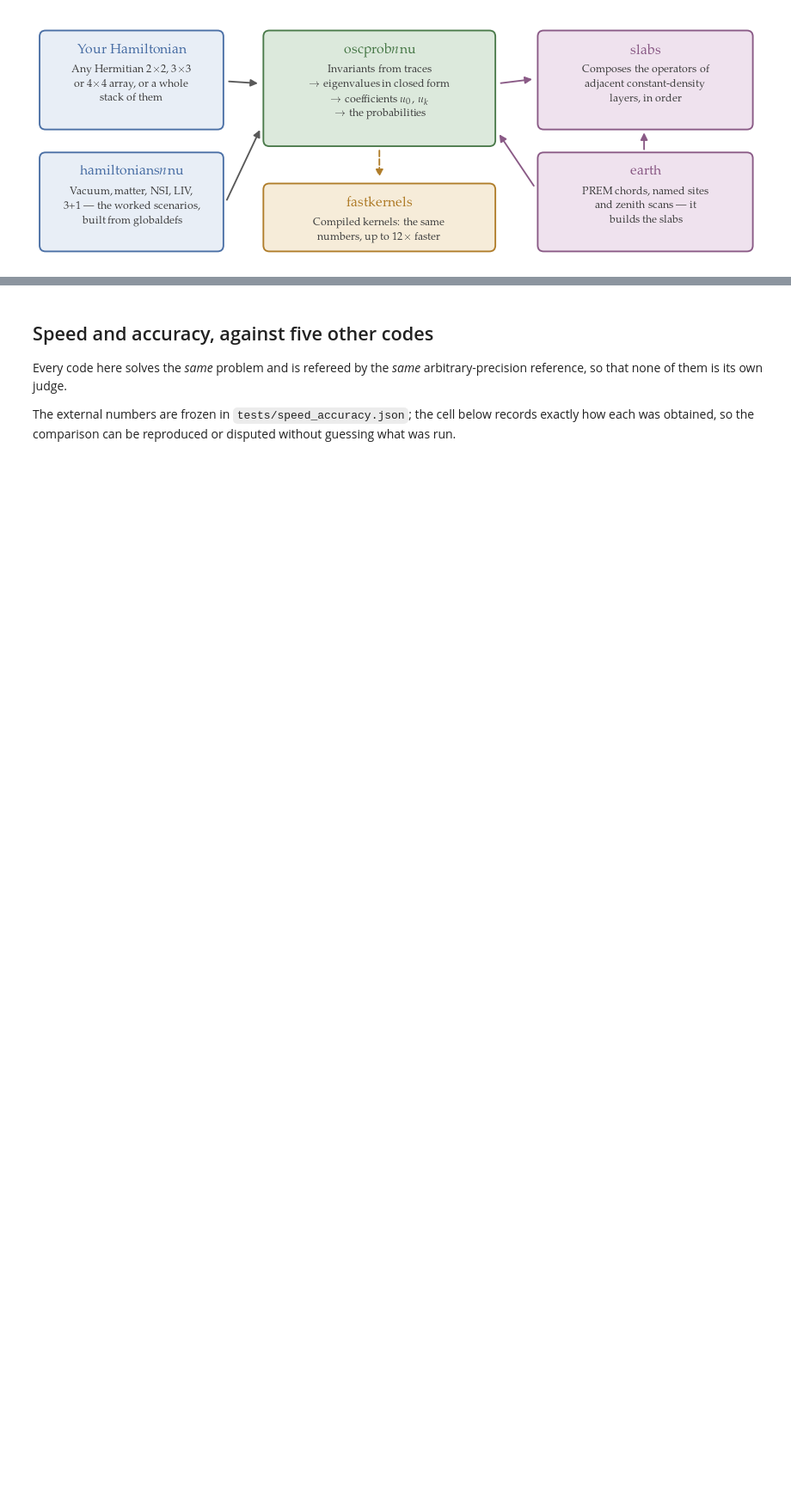
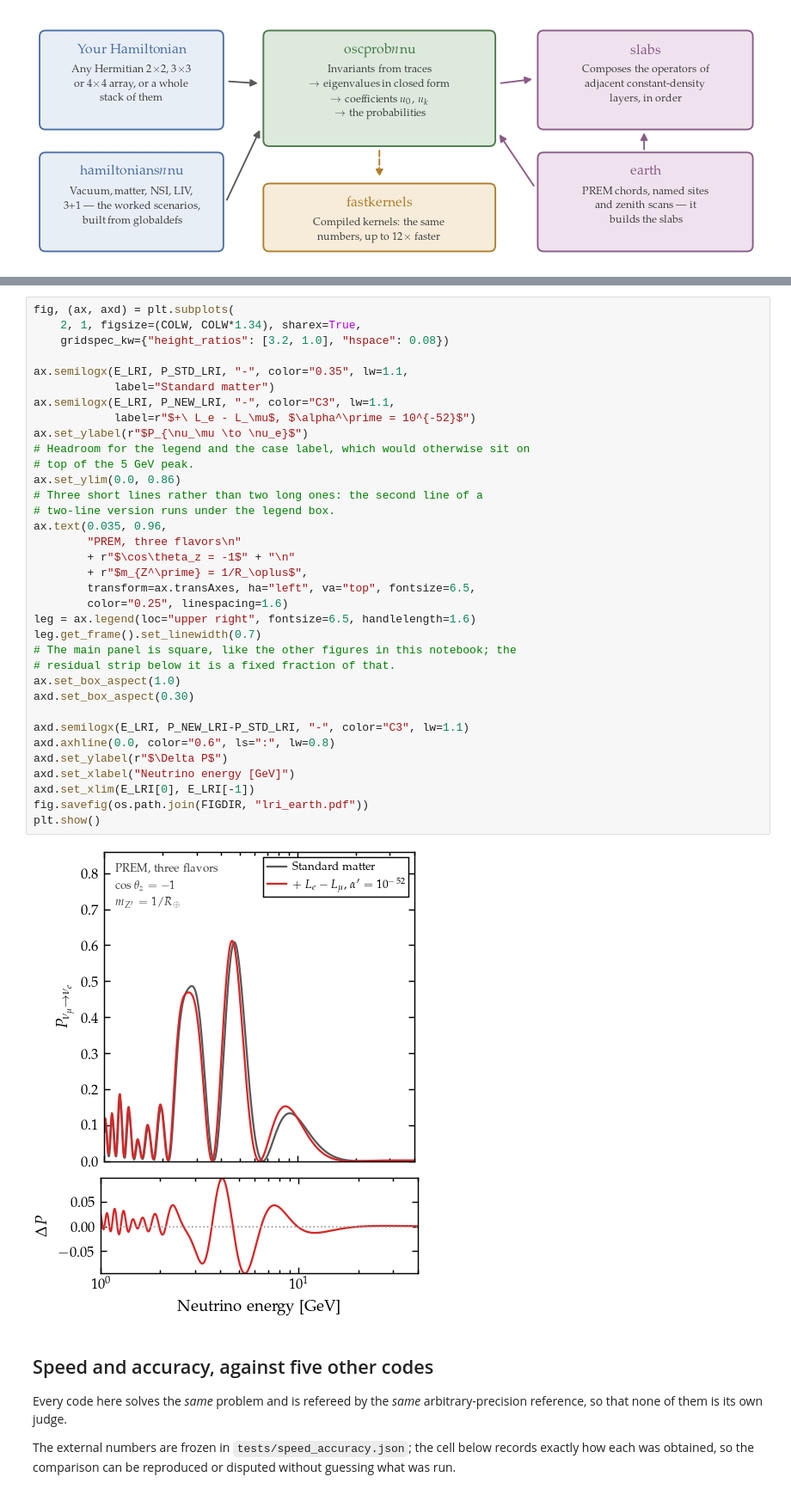
Before and after one commit to mbustama/NuOscProbExact, a Jupyter notebook: notebooks/10_paper_figures.ipynb, the cells around one changed output, grey strips where cells are left out. Shown at 86% size. Saved outputs shown, nothing was run; the diff lists cells and outputs as text; blank space fills up the shorter version.

```diff
--- a/notebooks/10_paper_figures.ipynb
+++ b/notebooks/10_paper_figures.ipynb
@@ -609,3 +715,40 @@ plt.show()
+# %%
+fig, (ax, axd) = plt.subplots(
+    2, 1, figsize=(COLW, COLW*1.34), sharex=True,
+    gridspec_kw={"height_ratios": [3.2, 1.0], "hspace": 0.08})
+
+ax.semilogx(E_LRI, P_STD_LRI, "-", color="0.35", lw=1.1,
+            label="Standard matter")
+ax.semilogx(E_LRI, P_NEW_LRI, "-", color="C3", lw=1.1,
+            label=r"$+\ L_e - L_\mu$, $\alpha^\prime = 10^{-52}$")
+ax.set_ylabel(r"$P_{\nu_\mu \to \nu_e}$")
+# Headroom for the legend and the case label, which would otherwise sit on
+# top of the 5 GeV peak.
+ax.set_ylim(0.0, 0.86)
+# Three short lines rather than two long ones: the second line of a
+# two-line version runs under the legend box.
+ax.text(0.035, 0.96,
+        "PREM, three flavors\n"
+        + r"$\cos\theta_z = -1$" + "\n"
+        + r"$m_{Z^\prime} = 1/R_\oplus$",
+        transform=ax.transAxes, ha="left", va="top", fontsize=6.5,
+        color="0.25", linespacing=1.6)
+leg = ax.legend(loc="upper right", fontsize=6.5, handlelength=1.6)
+leg.get_frame().set_linewidth(0.7)
+# The main panel is square, like the other figures in this notebook; the
+# residual strip below it is a fixed fraction of that.
+ax.set_box_aspect(1.0)
+axd.set_box_aspect(0.30)
+
+axd.semilogx(E_LRI, P_NEW_LRI-P_STD_LRI, "-", color="C3", lw=1.1)
+axd.axhline(0.0, color="0.6", ls=":", lw=0.8)
+axd.set_ylabel(r"$\Delta P$")
+axd.set_xlabel("Neutrino energy [GeV]")
+axd.set_xlim(E_LRI[0], E_LRI[-1])
+fig.savefig(os.path.join(FIGDIR, "lri_earth.pdf"))
+plt.show()
+# %% [output]
+[figure, added]
 # %% [markdown]
 ## Speed and accuracy, against five other codes
 
```
Also changed, not shown: parts of 5 cells of this notebook, 3 other files.
